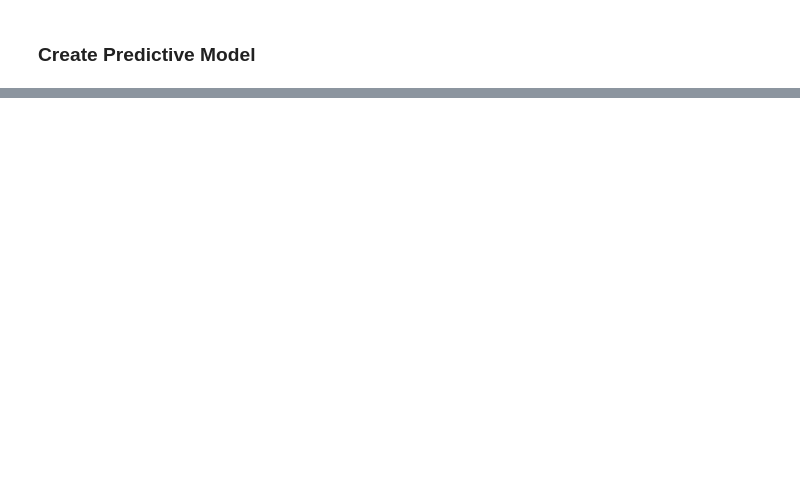
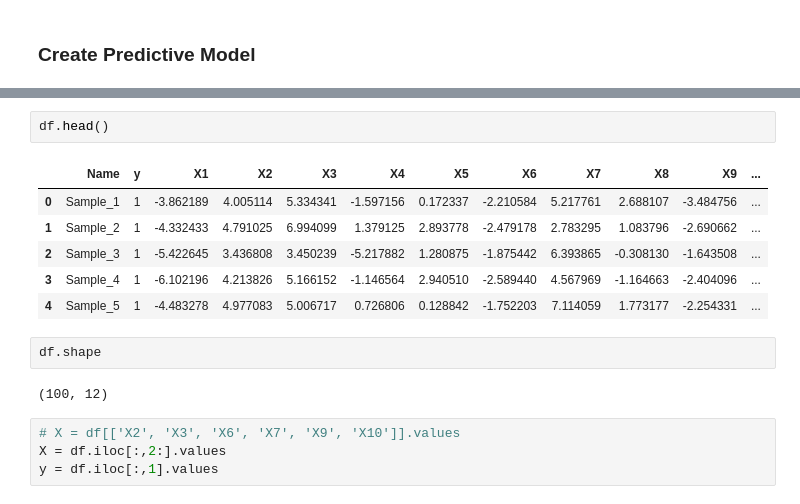
Before and after one commit to colemai/helmholtzChallenge, a Jupyter notebook: main.ipynb, the cells around one changed output, grey strips where cells are left out. Cells and saved outputs as stored; diff of their text form; blank space fills up the shorter version.

```diff
--- a/main.ipynb
+++ b/main.ipynb
@@ -135,0 +210,17 @@ for col in df.columns[1:]:
+# %%
+df.head()
+# %% [output]
+|  | Name | y | X1 | X2 | X3 | X4 | X5 | X6 | X7 | X8 | X9 | ... |
+| 0 | Sample_1 | 1 | -3.862189 | 4.005114 | 5.334341 | -1.597156 | 0.172337 | -2.210584 | 5.217761 | 2.688107 | -3.484756 | ... |
+| 1 | Sample_2 | 1 | -4.332433 | 4.791025 | 6.994099 | 1.379125 | 2.893778 | -2.479178 | 2.783295 | 1.083796 | -2.690662 | ... |
+| 2 | Sample_3 | 1 | -5.422645 | 3.436808 | 3.450239 | -5.217882 | 1.280875 | -1.875442 | 6.393865 | -0.308130 | -1.643508 | ... |
+| 3 | Sample_4 | 1 | -6.102196 | 4.213826 | 5.166152 | -1.146564 | 2.940510 | -2.589440 | 4.567969 | -1.164663 | -2.404096 | ... |
+| 4 | Sample_5 | 1 | -4.483278 | 4.977083 | 5.006717 | 0.726806 | 0.128842 | -1.752203 | 7.114059 | 1.773177 | -2.254331 | ... |
+# %%
+df.shape
+# %% [output]
+(100, 12)
+# %%
+# X = df[['X2', 'X3', 'X6', 'X7', 'X9', 'X10']].values
+X = df.iloc[:,2:].values
+y = df.iloc[:,1].values
```
Also changed, not shown: parts of 32 cells of this notebook.
